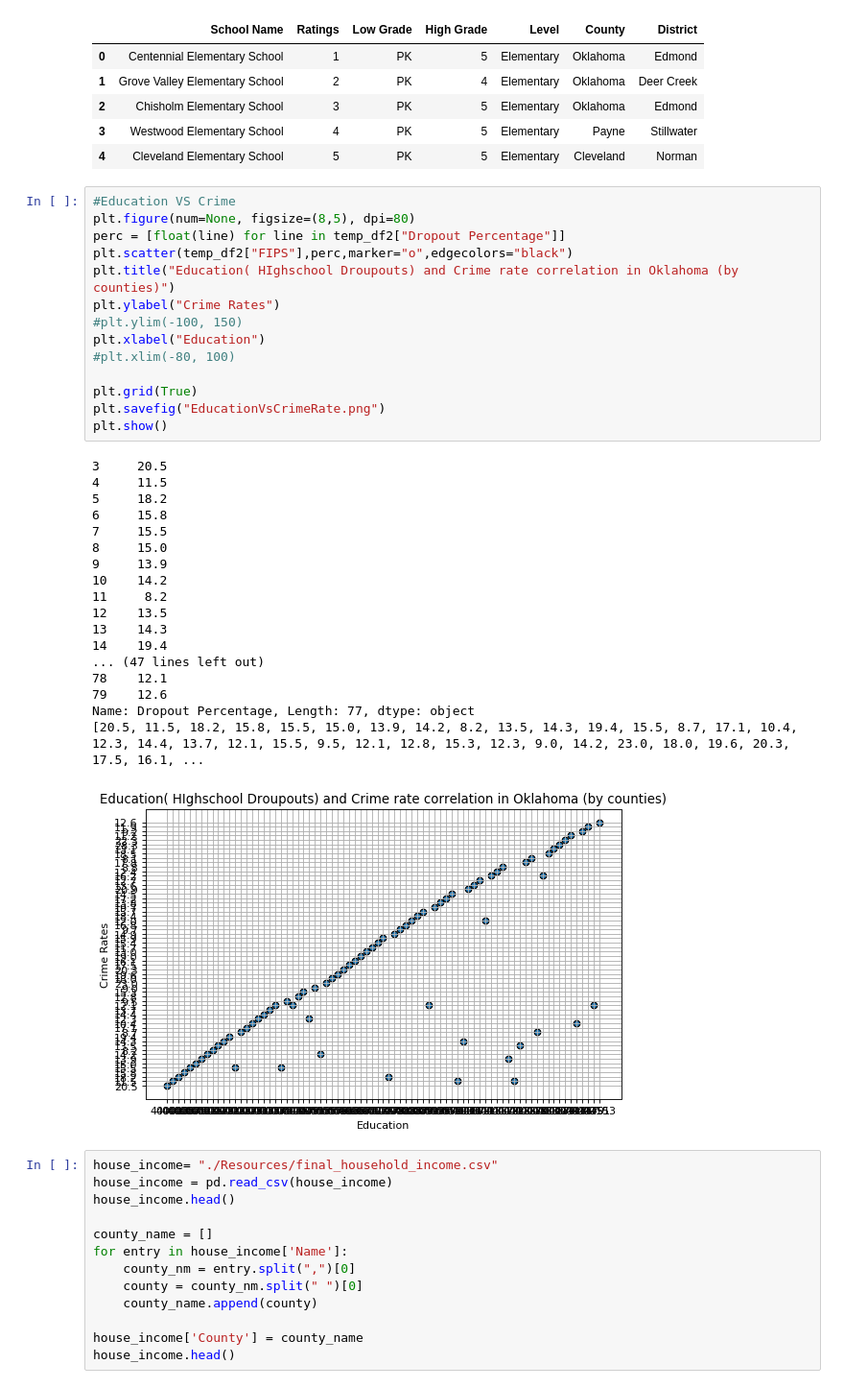
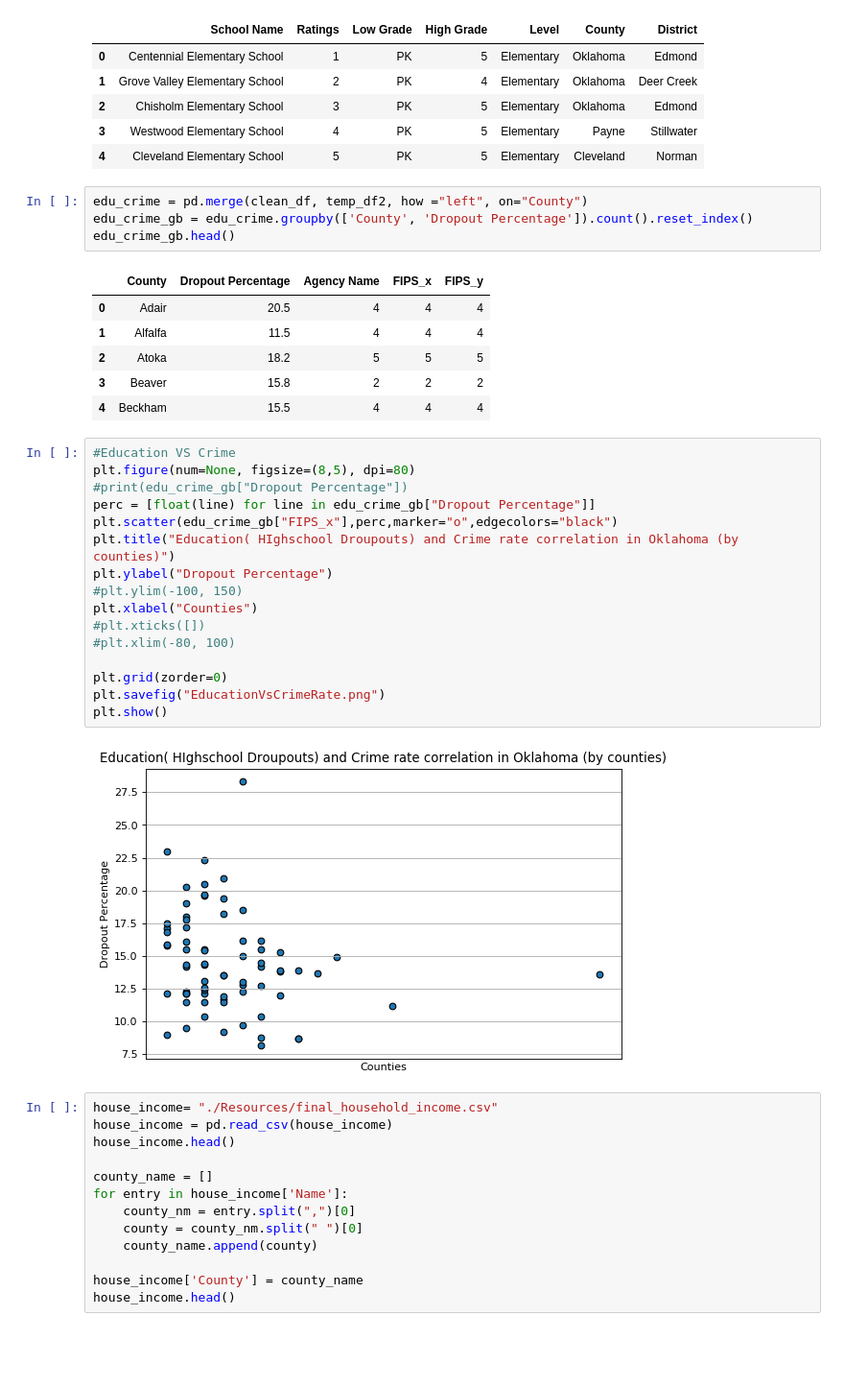
Before and after one commit to swati-rk-ucb/project-one, a Jupyter notebook: project-one-cp.ipynb, the cells around one changed output. Shown: that part at 96% size. Saved outputs shown, nothing was run; the diff lists cells and outputs as text; blank space fills up the shorter version.

Commit message:
crime vs. dropout

```diff
--- a/project-one-cp.ipynb
+++ b/project-one-cp.ipynb
@@ -240,39 +240,35 @@ Processed | Epic One On One Charter Elementary School
 | 2 | Chisholm Elementary School | 3 | PK | 5 | Elementary | Oklahoma | Edmond |
 | 3 | Westwood Elementary School | 4 | PK | 5 | Elementary | Payne | Stillwater |
 | 4 | Cleveland Elementary School | 5 | PK | 5 | Elementary | Cleveland | Norman |
+# %%
+edu_crime = pd.merge(clean_df, temp_df2, how ="left", on="County")
+edu_crime_gb = edu_crime.groupby(['County', 'Dropout Percentage']).count().reset_index()
+edu_crime_gb.head()
+# %% [output]
+|  | County | Dropout Percentage | Agency Name | FIPS_x | FIPS_y |
+| 0 | Adair | 20.5 | 4 | 4 | 4 |
+| 1 | Alfalfa | 11.5 | 4 | 4 | 4 |
+| 2 | Atoka | 18.2 | 5 | 5 | 5 |
+| 3 | Beaver | 15.8 | 2 | 2 | 2 |
+| 4 | Beckham | 15.5 | 4 | 4 | 4 |
 # %%
 #Education VS Crime
 plt.figure(num=None, figsize=(8,5), dpi=80)
-perc = [float(line) for line in temp_df2["Dropout Percentage"]]
-plt.scatter(temp_df2["FIPS"],perc,marker="o",edgecolors="black")
+#print(edu_crime_gb["Dropout Percentage"])
+perc = [float(line) for line in edu_crime_gb["Dropout Percentage"]]
+plt.scatter(edu_crime_gb["FIPS_x"],perc,marker="o",edgecolors="black")
 plt.title("Education( HIghschool Droupouts) and Crime rate correlation in Oklahoma (by counties)")
-plt.ylabel("Crime Rates")
+plt.ylabel("Dropout Percentage")
 #plt.ylim(-100, 150)
-plt.xlabel("Education")
+plt.xlabel("Counties")
+#plt.xticks([])
 #plt.xlim(-80, 100)
 
-plt.grid(True)
+plt.grid(zorder=0)
 plt.savefig("EducationVsCrimeRate.png")
 plt.show()
 # %% [output]
-3     20.5
-4     11.5
-5     18.2
-6     15.8
-7     15.5
-8     15.0
-9     13.9
-10    14.2
-11     8.2
-12    13.5
-13    14.3
-14    19.4
-... (47 lines left out)
-78    12.1
-79    12.6
-Name: Dropout Percentage, Length: 77, dtype: object
-[20.5, 11.5, 18.2, 15.8, 15.5, 15.0, 13.9, 14.2, 8.2, 13.5, 14.3, 19.4, 15.5, 8.7, 17.1, 10.4, 12.3, 14.4, 13.7, 12.1, 15.5, 9.5, 12.1, 12.8, 15.3, 12.3, 9.0, 14.2, 23.0, 18.0, 19.6, 20.3, 17.5, 16.1, ...
-[figure, old version]
+[figure, new version]
 # %%
 house_income= "./Resources/final_household_income.csv"
 house_income = pd.read_csv(house_income)
```
Also changed, not shown: parts of 1 cell of this notebook.
